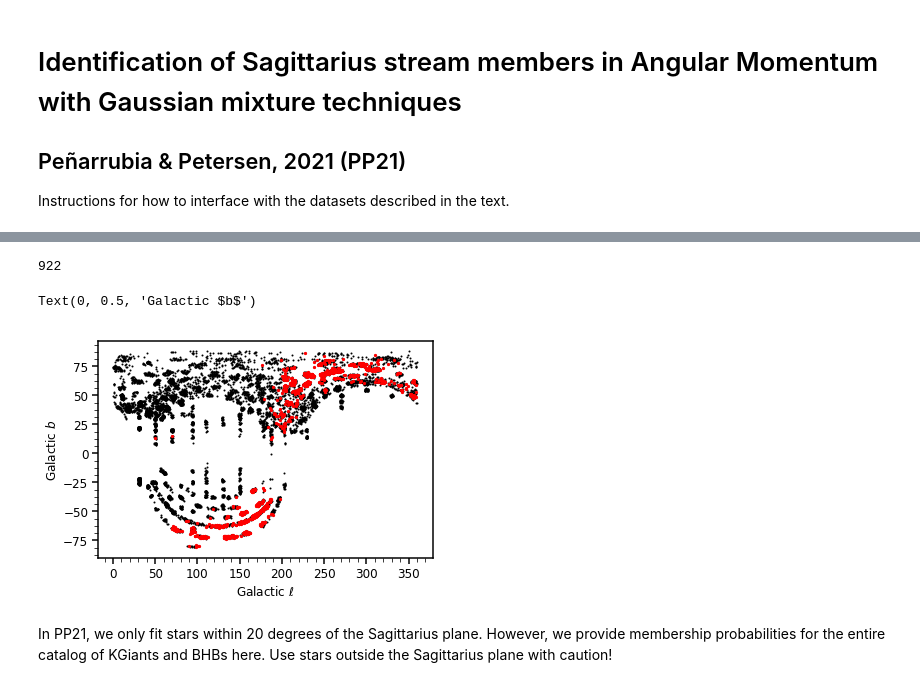
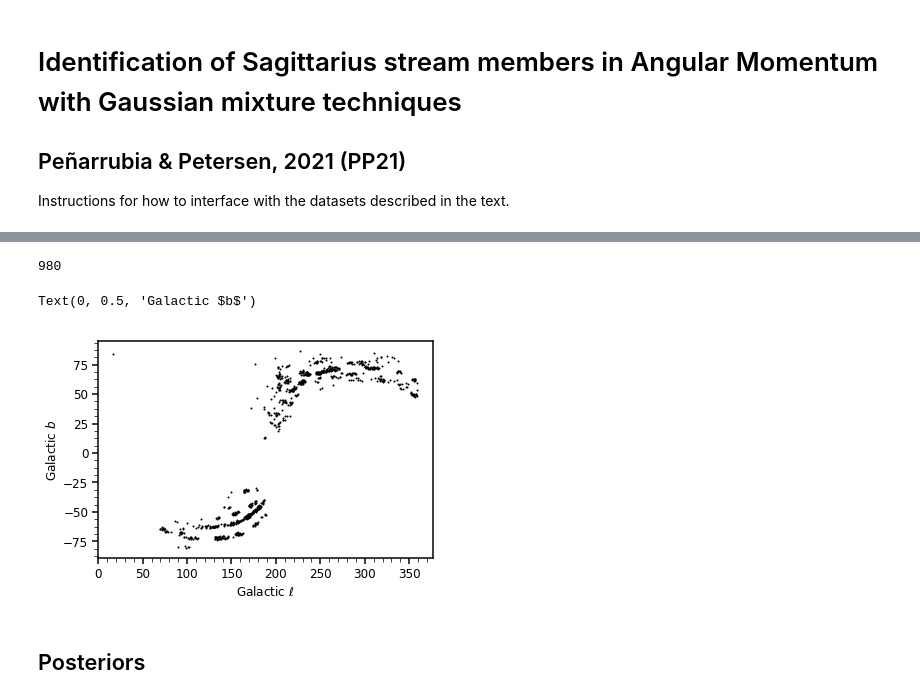
Before and after one commit to michael-petersen/SgrL, a Jupyter notebook: SgrL.ipynb, the cells around one changed output, grey strips where cells are left out. Drawn from its saved outputs; the diff is of its cells as text; code cells hidden in the pictures.

```diff
--- a/SgrL.ipynb
+++ b/SgrL.ipynb
@@ -25,22 +52,20 @@ mpl.rcParams['ytick.minor.visible'] = True
 # EDR3 l b d ed rv erv pml epml pmb epmb pmlpmbcorr pmem type
 
 # read in the catalog
-Sgr = np.genfromtxt('sgr_memberships.csv',delimiter=',',names=True)
-
-# define a threshold for membership
-pthresh = 0.95
+Sgr = np.genfromtxt('sgr_members.csv',delimiter=',',names=True,dtype=None)
 # %%
 # these are the EDR3 IDs we identify as part of the stream, given some membership threshold
-print(Sgr['EDR3'][Sgr['pmem']>pthresh].astype('int').size)
+# slightly different from the numbers in PP21 owing to the post-processing of the data.
+print(Sgr['EDR3'].astype('int').size)
 # %% [output]
-922
+980
 # %%
 plt.scatter(Sgr['l'],Sgr['b'],color='black',s=1.)
-plt.scatter(Sgr['l'][Sgr['pmem']>pthresh],Sgr['b'][Sgr['pmem']>pthresh],color='red',s=5.)
+
 plt.xlabel('Galactic $\ell$',size=12)
 plt.ylabel('Galactic $b$',size=12)
 # %% [output]
 Text(0, 0.5, 'Galactic $b$')
-[figure, old version]
+[figure, new version]
-# %% [markdown]
-In PP21, we only fit stars within 20 degrees of the Sagittarius plane. However, we provide membership probabilities for the entire catalog of KGiants and BHBs here. Use stars outside the Sagittarius plane with caution!
+# %% [markdown]
+## Posteriors
```
Also changed, not shown: parts of 6 cells of this notebook, 5 other files.
